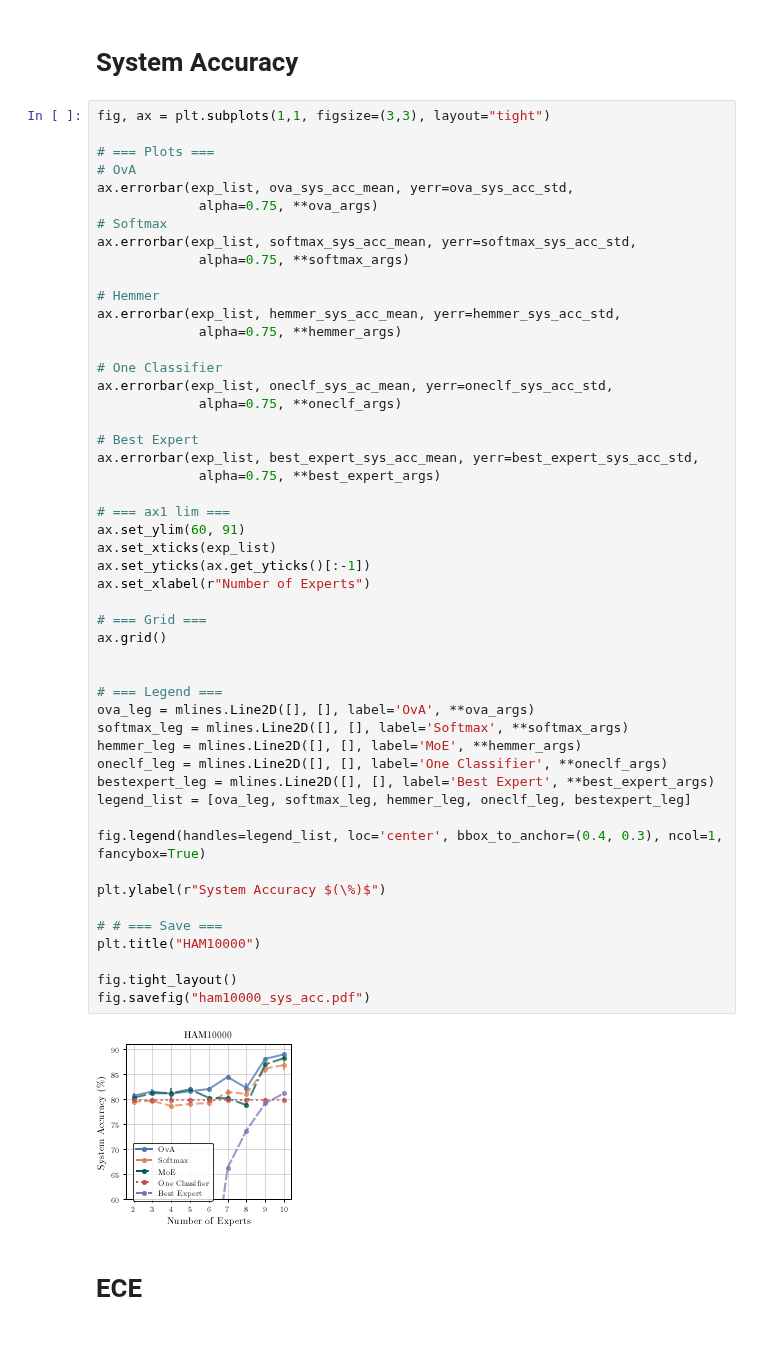
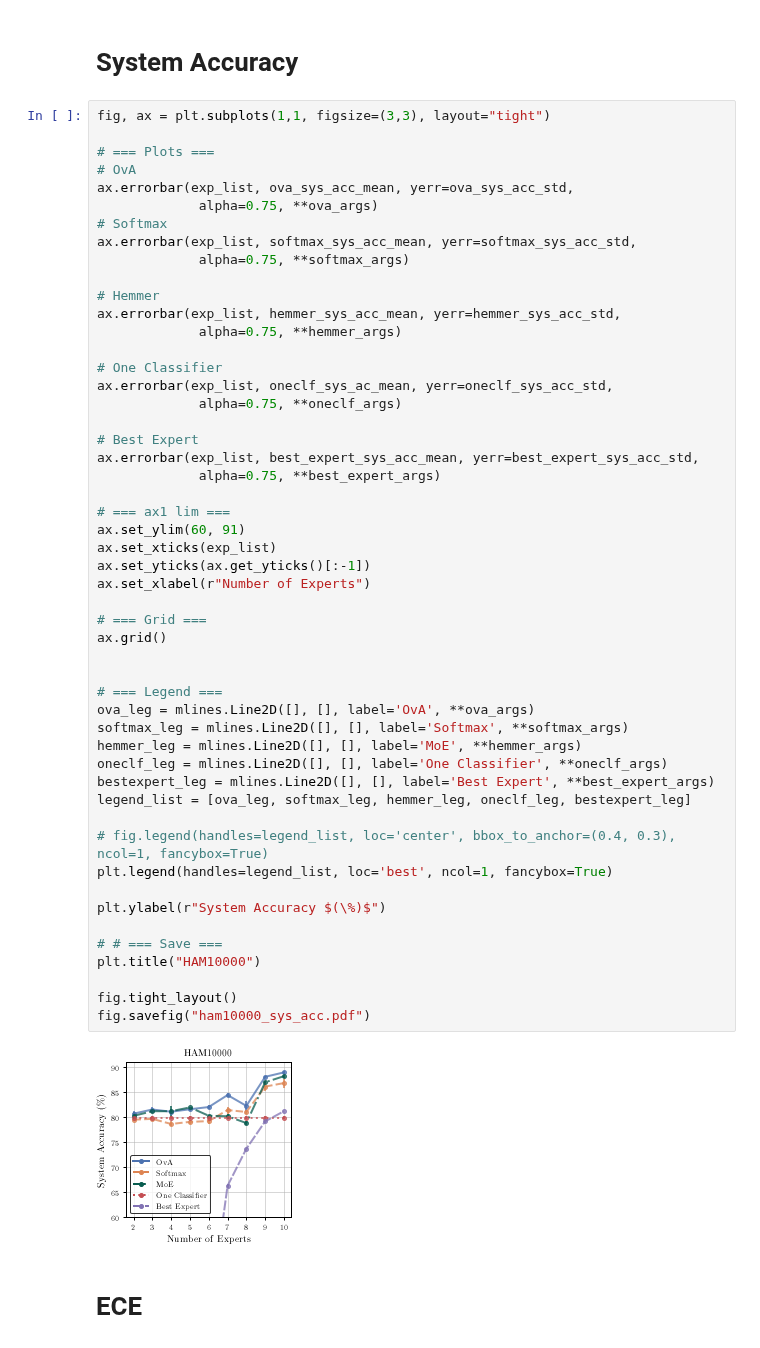
Before and after one commit to rajevv/Multi_L2D, a Jupyter notebook: ham10000/HAM10000Rebuttal.ipynb, the cells around one changed output. Drawn from its saved outputs; the diff is of its cells as text.

```diff
--- a/ham10000/HAM10000Rebuttal.ipynb
+++ b/ham10000/HAM10000Rebuttal.ipynb
@@ -170,35 +170,36 @@ ax.errorbar(exp_list, oneclf_sys_ac_mean, yerr=oneclf_sys_acc_std,
 ax.errorbar(exp_list, best_expert_sys_acc_mean, yerr=best_expert_sys_acc_std,
              alpha=0.75, **best_expert_args)
 
 # === ax1 lim ===
 ax.set_ylim(60, 91)
 ax.set_xticks(exp_list)
 ax.set_yticks(ax.get_yticks()[:-1])
 ax.set_xlabel(r"Number of Experts")
 
 # === Grid ===
 ax.grid()
 
 
 # === Legend ===
 ova_leg = mlines.Line2D([], [], label='OvA', **ova_args)
 softmax_leg = mlines.Line2D([], [], label='Softmax', **softmax_args)
 hemmer_leg = mlines.Line2D([], [], label='MoE', **hemmer_args)
 oneclf_leg = mlines.Line2D([], [], label='One Classifier', **oneclf_args)
 bestexpert_leg = mlines.Line2D([], [], label='Best Expert', **best_expert_args)
 legend_list = [ova_leg, softmax_leg, hemmer_leg, oneclf_leg, bestexpert_leg]
 
-fig.legend(handles=legend_list, loc='center', bbox_to_anchor=(0.4, 0.3), ncol=1, fancybox=True)
+# fig.legend(handles=legend_list, loc='center', bbox_to_anchor=(0.4, 0.3), ncol=1, fancybox=True)
+plt.legend(handles=legend_list, loc='best', ncol=1, fancybox=True)
 
 plt.ylabel(r"System Accuracy $(\%)$")
 
 # # === Save ===
 plt.title("HAM10000")
 
 fig.tight_layout()
 fig.savefig("ham10000_sys_acc.pdf")
 # %% [output]
-[figure, old version]
+[figure, new version]
 # %% [markdown]
 # ECE
 # %%
```
Also changed, not shown: parts of 1 cell of this notebook, 2 other files.
